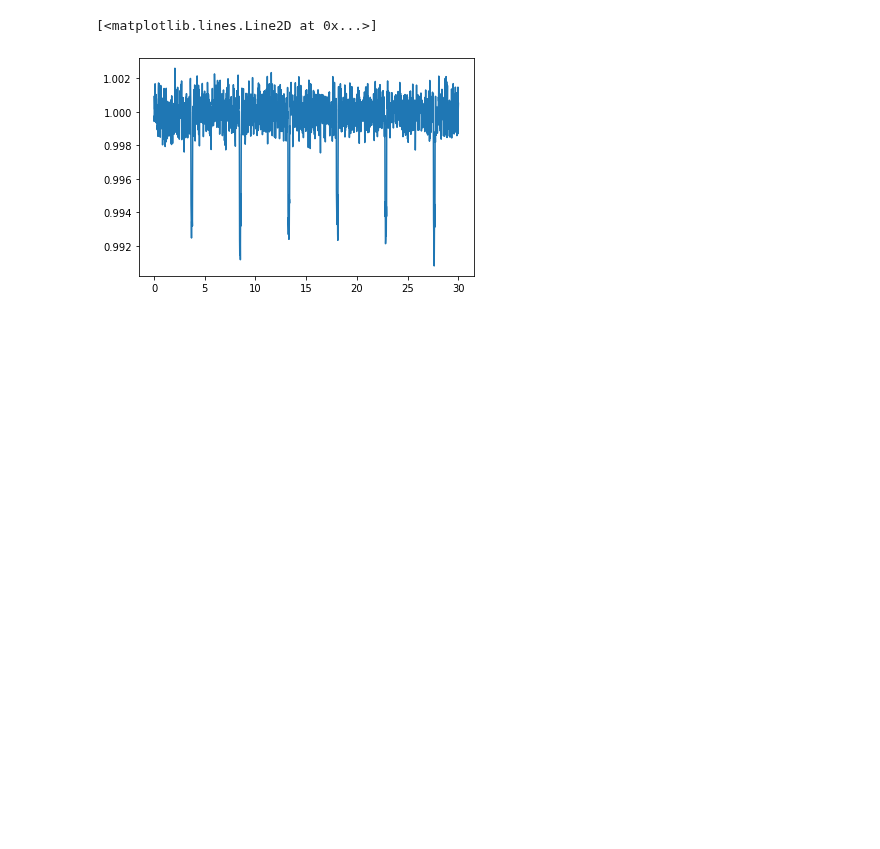
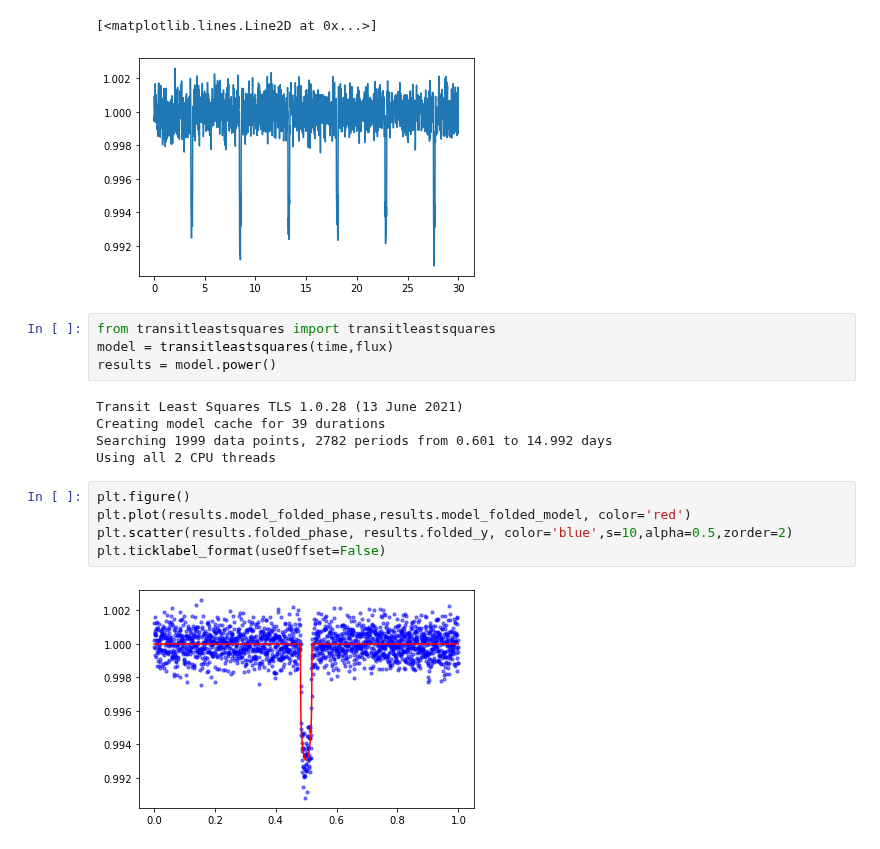
Before and after one commit to Hamza-Suleman/transiting-exoplanets, a Jupyter notebook: BATMAN_testing.ipynb, the cells around one changed output. Saved outputs shown, nothing was run; the diff lists cells and outputs as text; blank space fills up the shorter version.

Commit message:
Plotting first transit

```diff
--- a/BATMAN_testing.ipynb
+++ b/BATMAN_testing.ipynb
@@ -173,3 +173,19 @@ plt.plot(time,flux)
 # %% [output]
 [<matplotlib.lines.Line2D at 0x...>]
 [figure]
+# %%
+from transitleastsquares import transitleastsquares
+model = transitleastsquares(time,flux)
+results = model.power()
+# %% [output]
+Transit Least Squares TLS 1.0.28 (13 June 2021)
+Creating model cache for 39 durations
+Searching 1999 data points, 2782 periods from 0.601 to 14.992 days
+Using all 2 CPU threads
+# %%
+plt.figure()
+plt.plot(results.model_folded_phase,results.model_folded_model, color='red')
+plt.scatter(results.folded_phase, results.folded_y, color='blue',s=10,alpha=0.5,zorder=2)
+plt.ticklabel_format(useOffset=False)
+# %% [output]
+[figure, added]
```
Also changed, not shown: parts of 6 cells of this notebook.
